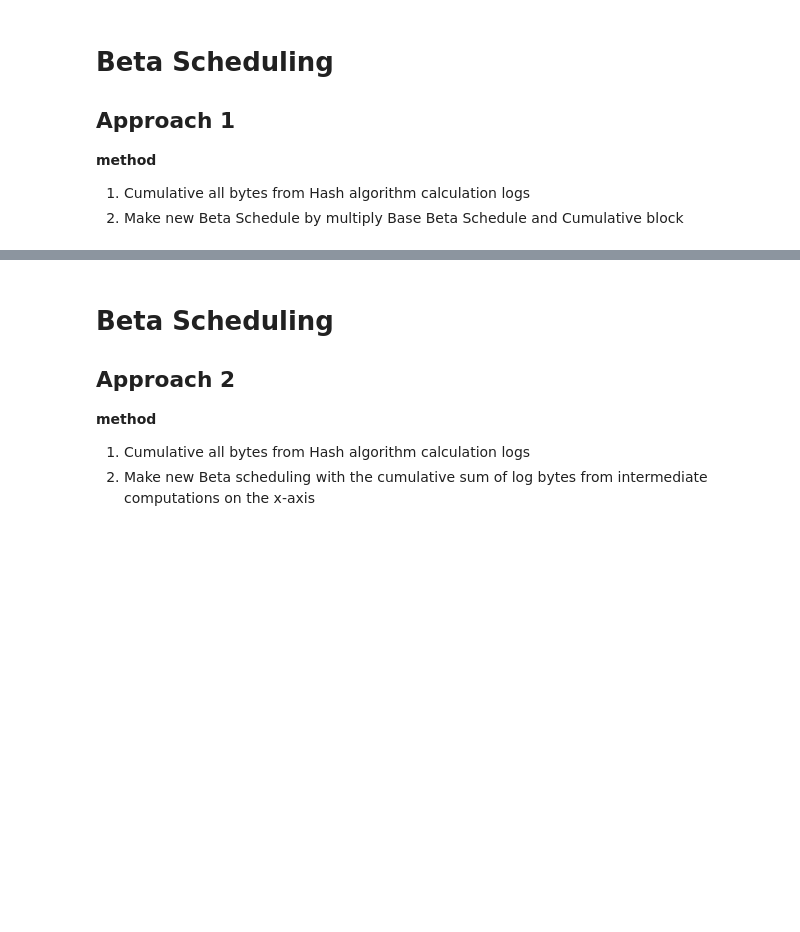
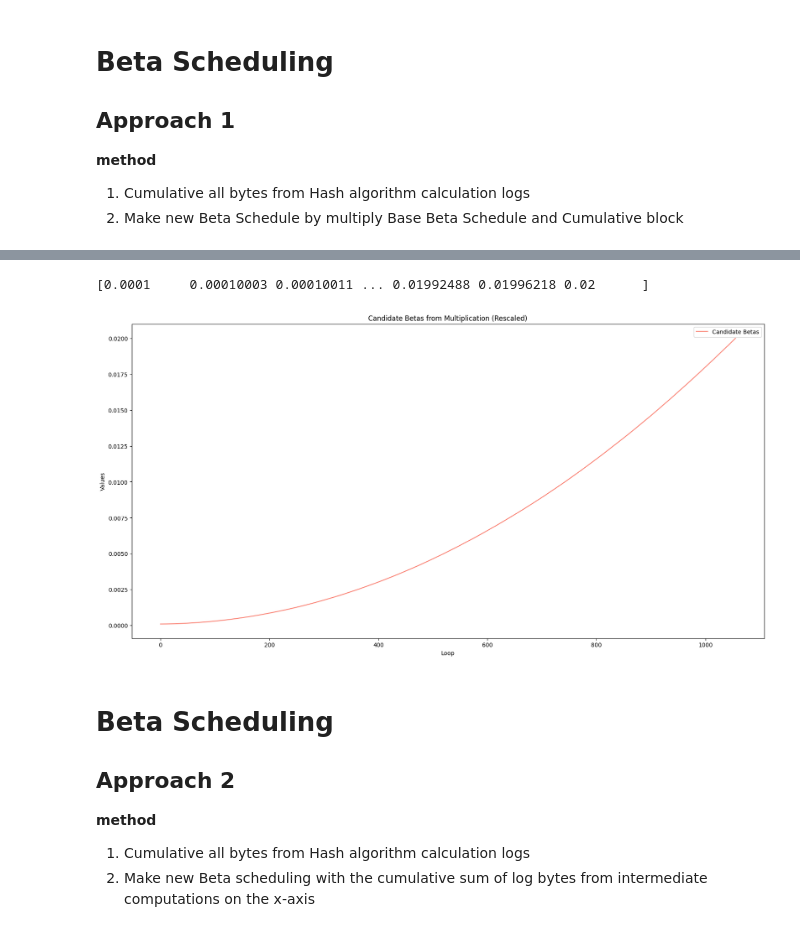
Before and after one commit to alphaka27/Diffusion_HASH_inverse, a Jupyter notebook: src/diffusion_hash_inv/analyze/analyze.ipynb, the cells around one changed output, grey strips where cells are left out. Saved outputs shown, nothing was run; the diff lists cells and outputs as text; code cells hidden in the pictures; blank space fills up the shorter version.

```diff
--- a/src/diffusion_hash_inv/analyze/analyze.ipynb
+++ b/src/diffusion_hash_inv/analyze/analyze.ipynb
@@ -32,11 +37,11 @@ sqrt_len = 4
 length = sqrt_len * sqrt_len * 8
 IMAGES_PER_LOG_ESTIMATE = 71
 iteration = 10_000
-RUN = True
+RUN = False
 
 main_cfg = MainConfig(
     verbose_flag=False,
-    clean_flag=True,
+    clean_flag=False,
     debug_flag=False,
     make_image_flag=True,
 )
@@ -203,14 +242,18 @@ plt.show()
 # %%
 # Approach 1 rescaled candidate is computed by BetaScheduler.approach1.
 print(beta_candidate_rescaled)
+# %% [output]
+[0.0001     0.00010003 0.00010011 ... 0.01992488 0.01996218 0.02      ]
 # %%
 plt.figure(figsize=(20, 10))
-plt.plot(beta_candidate_rescaled, label='Candidate Betas', color='cyan')
+plt.plot(beta_candidate_rescaled, label='Candidate Betas', color='salmon')
 plt.legend()
 plt.title('Candidate Betas from Multiplication (Rescaled)')
 plt.xlabel('Loop')
 plt.ylabel('Values')
 plt.show()
+# %% [output]
+[figure, added]
 # %% [markdown]
 # Beta Scheduling
 ## Approach 2
```
Also changed, not shown: parts of 17 cells of this notebook, 5 other files.
